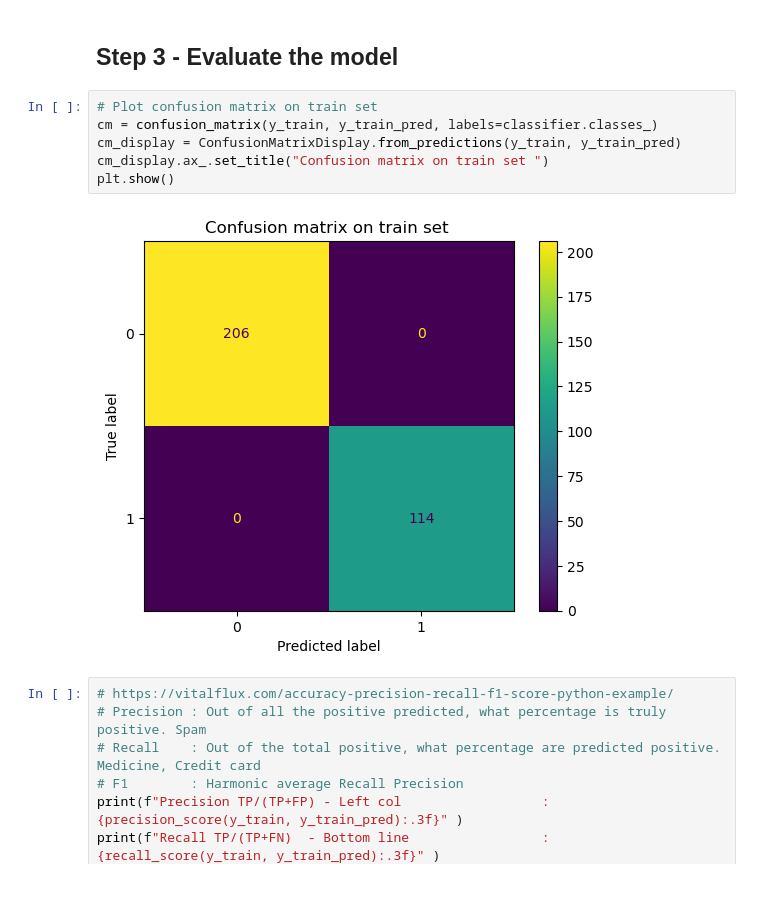
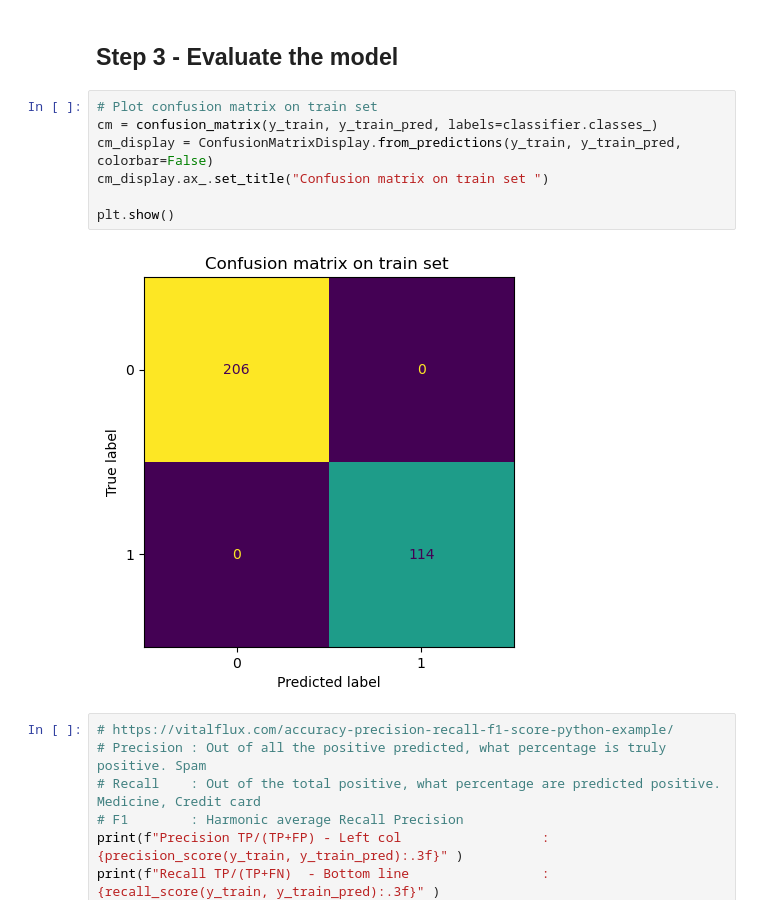
Before and after one commit to 40tude/Data_Essentials_Stage_Oct_2023, a Jupyter notebook: 03_template_lite_classification.ipynb, the cells around one changed output. Cells and saved outputs as stored; diff of their text form.

```diff
--- a/03_template_lite_classification.ipynb
+++ b/03_template_lite_classification.ipynb
@@ -305,11 +332,12 @@ y_test_pred = classifier.predict(X_test)
 # %%
 # Plot confusion matrix on train set
 cm = confusion_matrix(y_train, y_train_pred, labels=classifier.classes_)
-cm_display = ConfusionMatrixDisplay.from_predictions(y_train, y_train_pred)
+cm_display = ConfusionMatrixDisplay.from_predictions(y_train, y_train_pred, colorbar=False)
 cm_display.ax_.set_title("Confusion matrix on train set ")
+
 plt.show()
 # %% [output]
-[figure, old version]
+[figure, new version]
 # %%
 # https://vitalflux.com/accuracy-precision-recall-f1-score-python-example/
 # Precision : Out of all the positive predicted, what percentage is truly positive. Spam
```
Also changed, not shown: parts of 13 cells of this notebook, 4 other files.
